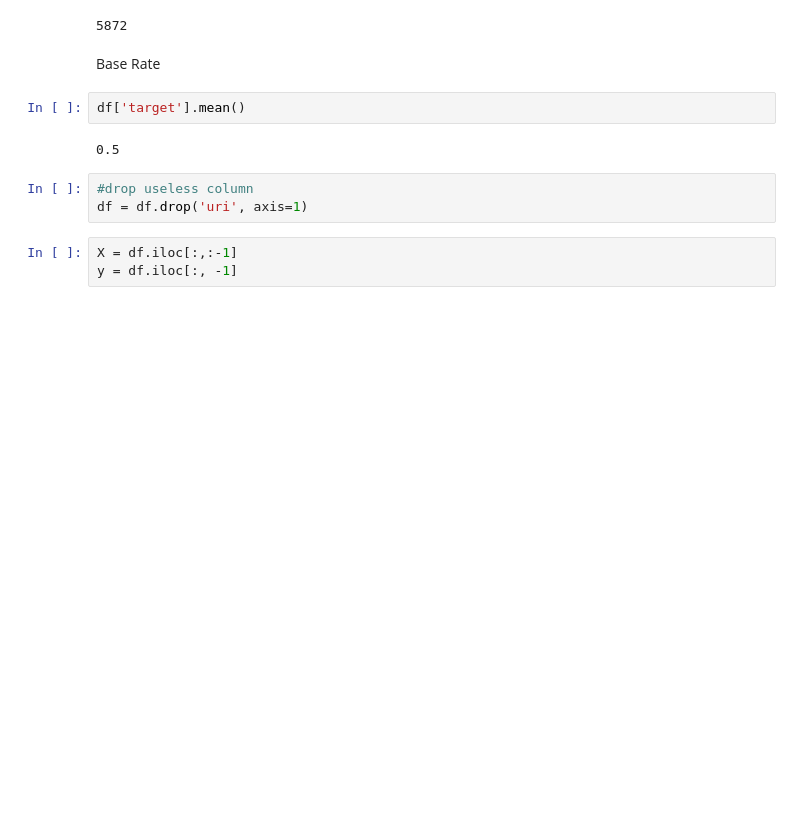
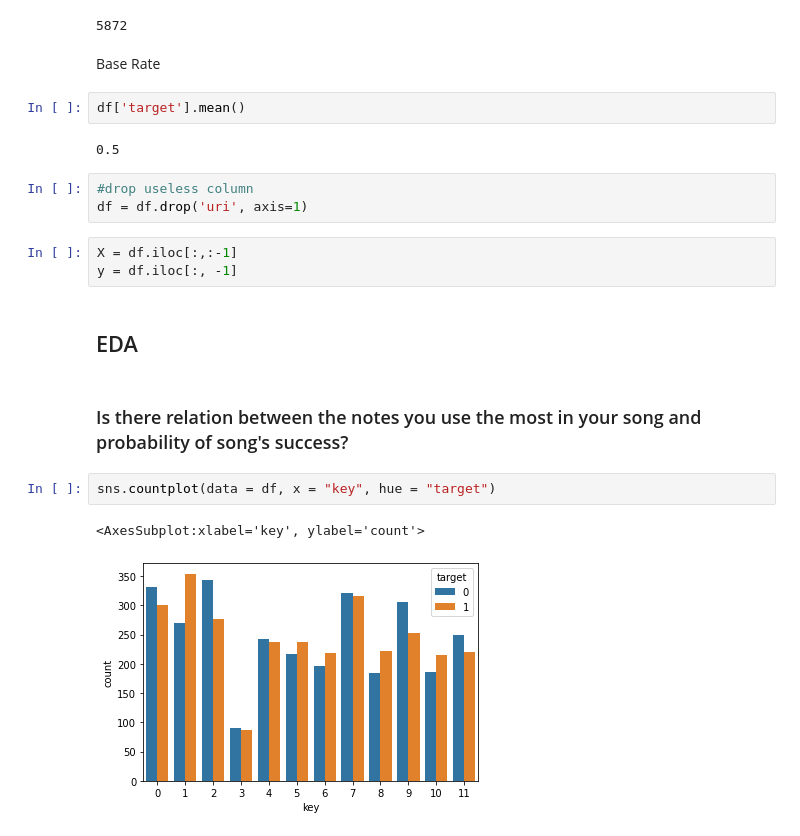
Before and after one commit to RahulSingla5209/spotify_hit_prediction, a Jupyter notebook: Spotify Hit Prediction.ipynb, the cells around one changed output. Saved outputs shown, nothing was run; the diff lists cells and outputs as text; blank space fills up the shorter version.

```diff
--- a/Spotify Hit Prediction.ipynb
+++ b/Spotify Hit Prediction.ipynb
@@ -38,3 +51,12 @@ df = df.drop('uri', axis=1)
 # %%
 X = df.iloc[:,:-1]
 y = df.iloc[:, -1]
+# %% [markdown]
+## EDA
+# %% [markdown]
+### Is there relation between the notes you use the most in your song and probability of song's success?
+# %%
+sns.countplot(data = df, x = "key", hue = "target")
+# %% [output]
+<AxesSubplot:xlabel='key', ylabel='count'>
+[figure, added]
```
Also changed, not shown: parts of 46 cells of this notebook.
